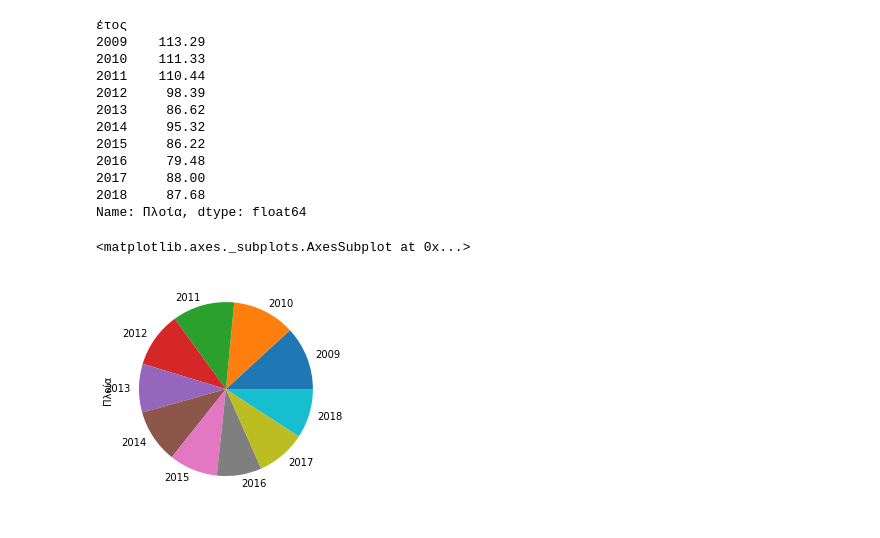
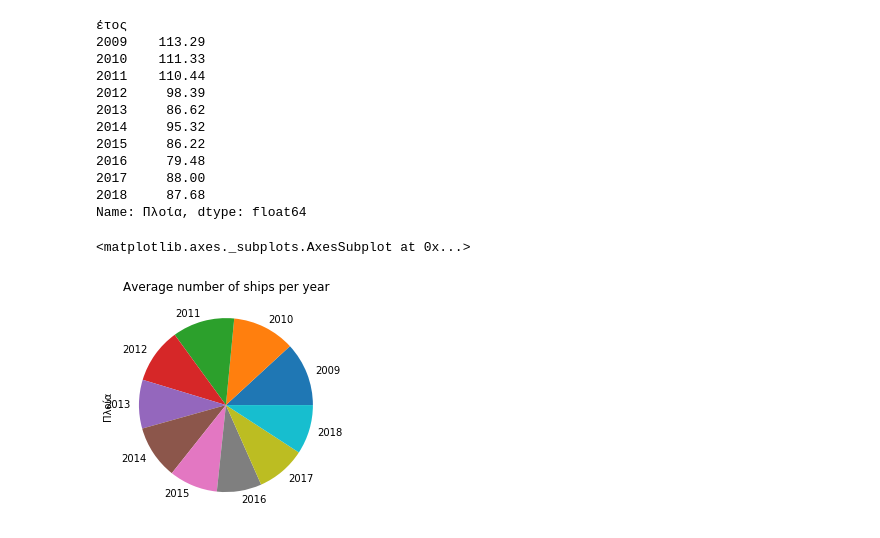
Before and after one commit to kosmaspanag/data-studio-projects, a Jupyter notebook: Port_of_Thessaloniki_stats_2009-2019/Ship_Trafic_Thessaloniki_Port.ipynb, the cells around one changed output. Saved outputs shown, nothing was run; the diff lists cells and outputs as text; code cells hidden in the pictures.

```diff
--- a/Port_of_Thessaloniki_stats_2009-2019/Ship_Trafic_Thessaloniki_Port.ipynb
+++ b/Port_of_Thessaloniki_stats_2009-2019/Ship_Trafic_Thessaloniki_Port.ipynb
@@ -1249,7 +1249,7 @@ avg_ships_year
 2018     87.68
 Name: Πλοία, dtype: float64
 # %%
-avg_ships_year.plot(kind='pie', title=Average number of ships per year)
+avg_ships_year.plot(kind='pie', title='Average number of ships per year')
 # %% [output]
 <matplotlib.axes._subplots.AxesSubplot at 0x...>
-[figure, old version]
+[figure, new version]
```
Also changed, not shown: 1 other file.
